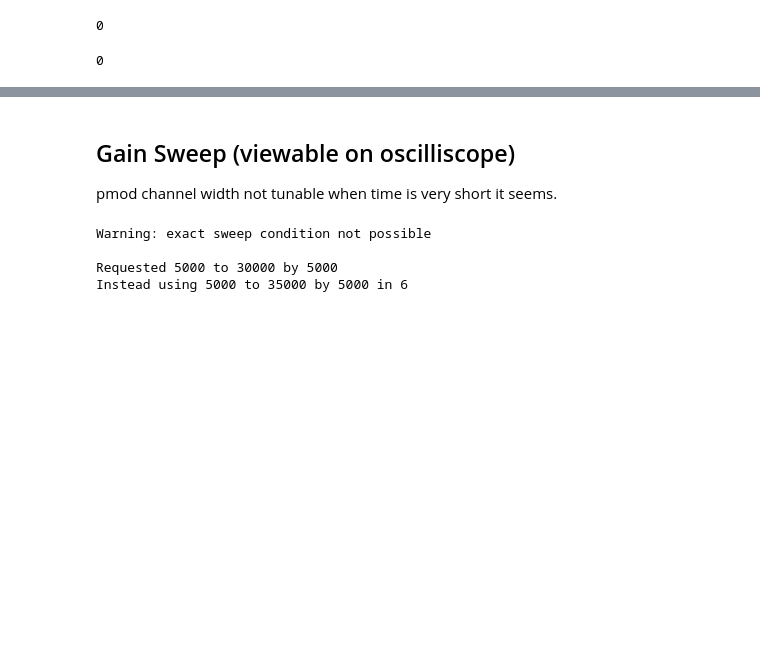
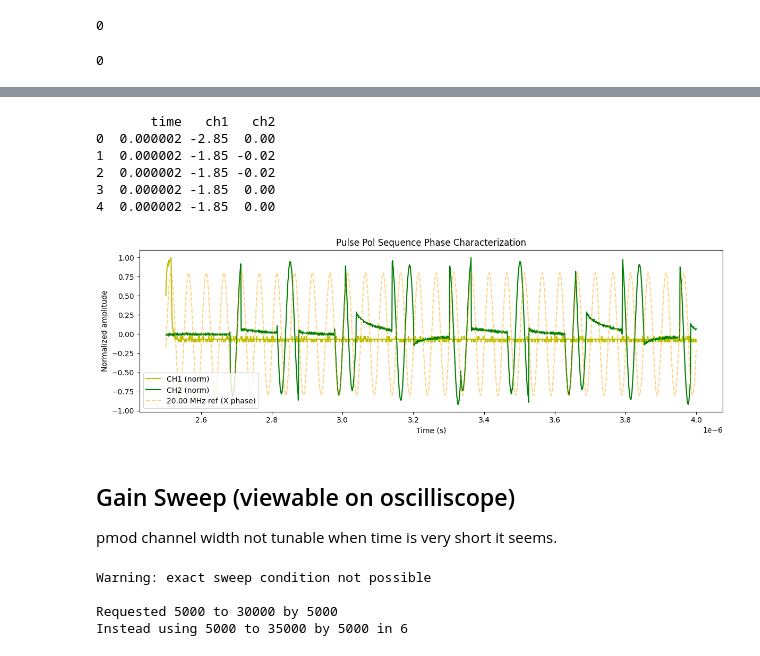
Before and after one commit to vsmar/qick-dawg, a Jupyter notebook: jupyter_notebooks/rf_testing_notebook.ipynb, the cells around one changed output, grey strips where cells are left out. Cells and saved outputs as stored; diff of their text form; code cells hidden in the pictures; blank space fills up the shorter version.

```diff
--- a/jupyter_notebooks/rf_testing_notebook.ipynb
+++ b/jupyter_notebooks/rf_testing_notebook.ipynb
@@ -122,3 +225,51 @@ Instead using 10 to 100 by 10 in 9
+# %%
+df = read_siglent_waveforms()
+print(df.head())
+# %% [output]
+       time   ch1   ch2
+0  0.000002 -2.85  0.00
+1  0.000002 -1.85 -0.02
+2  0.000002 -1.85 -0.02
+3  0.000002 -1.85  0.00
+4  0.000002 -1.85  0.00
+# %%
+import numpy as np
+import matplotlib.pyplot as plt
+
+t = df["time"].values
+
+# normalize channels
+ch1 = df["ch1"] / np.max(np.abs(df["ch1"]))
+ch2 = df["ch2"] / np.max(np.abs(df["ch2"]))
+
+# reference sine & cos wave
+f = 20e6  # 20 MHz
+phi_deg = -15
+ref = 0.8*np.sin(2*np.pi*f*t + np.deg2rad(phi_deg))
+ref_p90 = 0.8*np.sin(2*np.pi*f*t + np.deg2rad(phi_deg+90))
+
+# zoom window: 2–4 us
+mask = (t >= 2.5e-6) & (t <= 4e-6)
+t_zoom = t[mask]
+ch1_zoom = ch1[mask]
+ch2_zoom = ch2[mask]
+ref_zoom = ref[mask]
+ref_p90_zoom = ref_p90[mask]
+
+plt.figure(figsize=(12,4))
+plt.title("Pulse Pol Sequence Phase Characterization")
+plt.plot(t_zoom, ch1_zoom, label="CH1 (norm)", color='y')
+plt.plot(t_zoom, ch2_zoom, label="CH2 (norm)", color='green')
+plt.plot(t_zoom, ref_zoom, "--", label=f"{f/1e6:.2f} MHz ref (X phase)", alpha = 0.5, color='orange')
+# plt.plot(t_zoom, ref_p90_zoom, "--", label=f"{f/1e6:.2f} MHz ref (Y phase)", alpha = 0.5, color='b')
+
+plt.xlabel("Time (s)")
+plt.ylabel("Normalized amplitude")
+plt.legend()
+plt.tight_layout()
+plt.show()
+# %% [output]
+[figure, added]
 # %% [markdown]
 ## Gain Sweep (viewable on oscilliscope)
 
```
Also changed, not shown: parts of 6 cells of this notebook, 3 other files.
